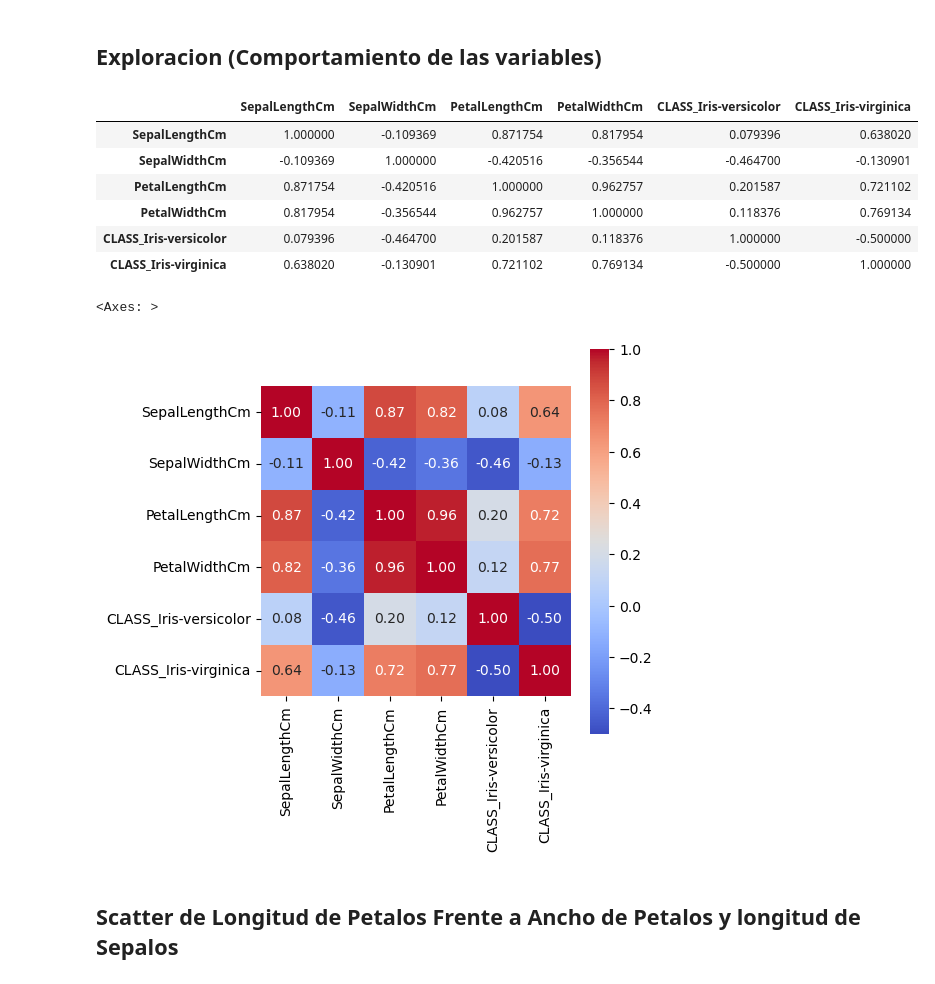
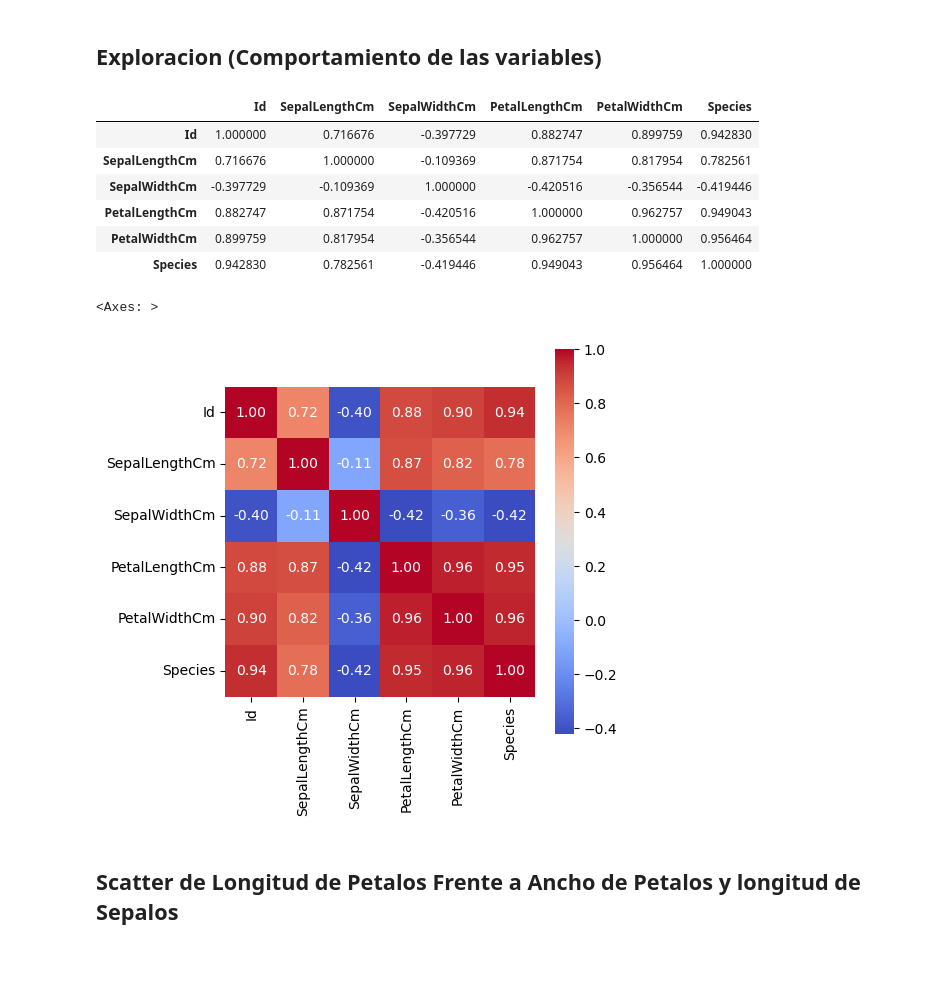
Before and after one commit to 2Nisavi2/Iris-power-BI, a Jupyter notebook: Modelado/Iris_Predict_Regre.ipynb, the cells around one changed output. Cells and saved outputs as stored; diff of their text form; code cells hidden in the pictures.

```diff
--- a/Modelado/Iris_Predict_Regre.ipynb
+++ b/Modelado/Iris_Predict_Regre.ipynb
@@ -38,5 +35,0 @@ data
-# %%
-data_dummie = pd.get_dummies(data['Species'], prefix='CLASS', drop_first = True).astype(int)
-data = pd.concat([data, data_dummie], axis = 1)
-data = data.drop(['Id'], axis = 1)
-data
@@ -56,0 +38,8 @@ data
+# %%
+from sklearn.preprocessing import LabelEncoder
+
+LE = LabelEncoder()
+y = LE.fit_transform(data['Species'])
+
+data['Species'] = y
+data
@@ -59,18 +62,18 @@ data
 # %%
 import seaborn as sns
 
 ## Matriz de Correlacion
-data_num = data.drop('Species', axis = 1)
+data_num = data
 CM = data_num.corr()
 CM
 # %% [output]
-|  | SepalLengthCm | SepalWidthCm | PetalLengthCm | PetalWidthCm | CLASS_Iris-versicolor | CLASS_Iris-virginica |
-| SepalLengthCm | 1.000000 | -0.109369 | 0.871754 | 0.817954 | 0.079396 | 0.638020 |
-| SepalWidthCm | -0.109369 | 1.000000 | -0.420516 | -0.356544 | -0.464700 | -0.130901 |
-| PetalLengthCm | 0.871754 | -0.420516 | 1.000000 | 0.962757 | 0.201587 | 0.721102 |
-| PetalWidthCm | 0.817954 | -0.356544 | 0.962757 | 1.000000 | 0.118376 | 0.769134 |
-| CLASS_Iris-versicolor | 0.079396 | -0.464700 | 0.201587 | 0.118376 | 1.000000 | -0.500000 |
-| CLASS_Iris-virginica | 0.638020 | -0.130901 | 0.721102 | 0.769134 | -0.500000 | 1.000000 |
+|  | Id | SepalLengthCm | SepalWidthCm | PetalLengthCm | PetalWidthCm | Species |
+| Id | 1.000000 | 0.716676 | -0.397729 | 0.882747 | 0.899759 | 0.942830 |
+| SepalLengthCm | 0.716676 | 1.000000 | -0.109369 | 0.871754 | 0.817954 | 0.782561 |
+| SepalWidthCm | -0.397729 | -0.109369 | 1.000000 | -0.420516 | -0.356544 | -0.419446 |
+| PetalLengthCm | 0.882747 | 0.871754 | -0.420516 | 1.000000 | 0.962757 | 0.949043 |
+| PetalWidthCm | 0.899759 | 0.817954 | -0.356544 | 0.962757 | 1.000000 | 0.956464 |
+| Species | 0.942830 | 0.782561 | -0.419446 | 0.949043 | 0.956464 | 1.000000 |
 # %%
 import matplotlib.pyplot as plt
 
@@ -78,7 +81,7 @@ plt.figure(figsize=(5,5))
 sns.heatmap(CM, annot=True, cmap='coolwarm', fmt='.2f', square=True, cbar={'shrink:.8'})
 # %% [output]
 <Axes: >
-[figure, old version]
+[figure, new version]
 # %% [markdown]
 ## Scatter de Longitud de Petalos Frente a Ancho de Petalos y longitud de Sepalos
 # %%
```
Also changed, not shown: parts of 23 cells of this notebook.
